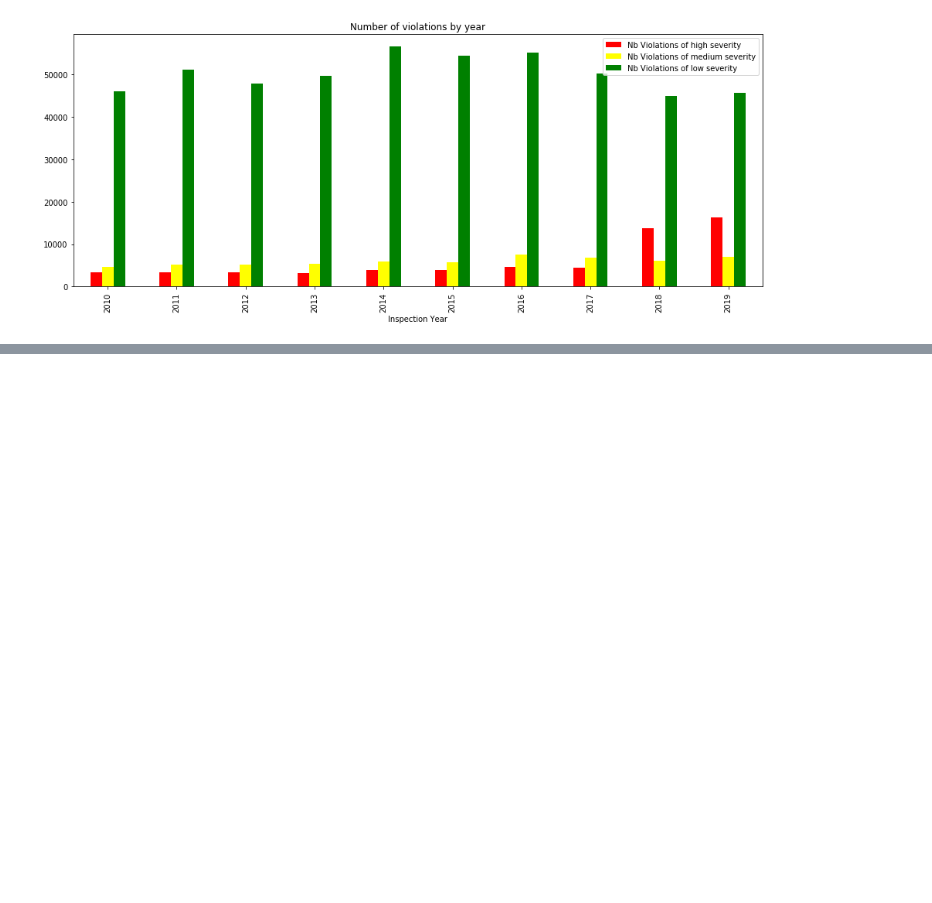
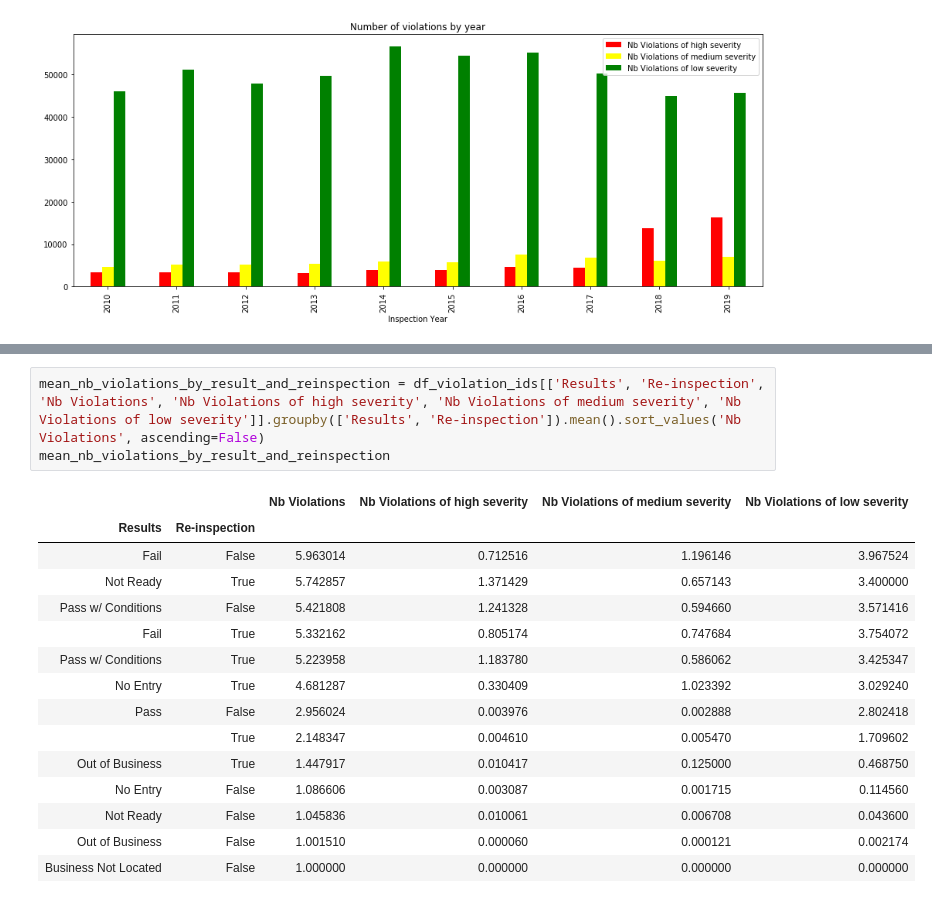
Before and after one commit to VodopaDev/CS401-Chicago-Crime-Analysis, a Jupyter notebook: violations.ipynb, the cells around one changed output, grey strips where cells are left out. Drawn from its saved outputs; the diff is of its cells as text; blank space fills up the shorter version.

```diff
--- a/violations.ipynb
+++ b/violations.ipynb
@@ -232,0 +314,19 @@ Text(0.5, 1.0, 'Number of violations by year')
+# %%
+mean_nb_violations_by_result_and_reinspection = df_violation_ids[['Results', 'Re-inspection', 'Nb Violations', 'Nb Violations of high severity', 'Nb Violations of medium severity', 'Nb Violations of low severity']].groupby(['Results', 'Re-inspection']).mean().sort_values('Nb Violations', ascending=False)
+mean_nb_violations_by_result_and_reinspection
+# %% [output]
+|  |  | Nb Violations | Nb Violations of high severity | Nb Violations of medium severity | Nb Violations of low severity |
+| Results | Re-inspection |  |  |  |  |
+| Fail | False | 5.963014 | 0.712516 | 1.196146 | 3.967524 |
+| Not Ready | True | 5.742857 | 1.371429 | 0.657143 | 3.400000 |
+| Pass w/ Conditions | False | 5.421808 | 1.241328 | 0.594660 | 3.571416 |
+| Fail | True | 5.332162 | 0.805174 | 0.747684 | 3.754072 |
+| Pass w/ Conditions | True | 5.223958 | 1.183780 | 0.586062 | 3.425347 |
+| No Entry | True | 4.681287 | 0.330409 | 1.023392 | 3.029240 |
+| Pass | False | 2.956024 | 0.003976 | 0.002888 | 2.802418 |
+|  | True | 2.148347 | 0.004610 | 0.005470 | 1.709602 |
+| Out of Business | True | 1.447917 | 0.010417 | 0.125000 | 0.468750 |
+| No Entry | False | 1.086606 | 0.003087 | 0.001715 | 0.114560 |
+| Not Ready | False | 1.045836 | 0.010061 | 0.006708 | 0.043600 |
+| Out of Business | False | 1.001510 | 0.000060 | 0.000121 | 0.002174 |
+| Business Not Located | False | 1.000000 | 0.000000 | 0.000000 | 0.000000 |
```
Also changed, not shown: parts of 17 cells of this notebook.
